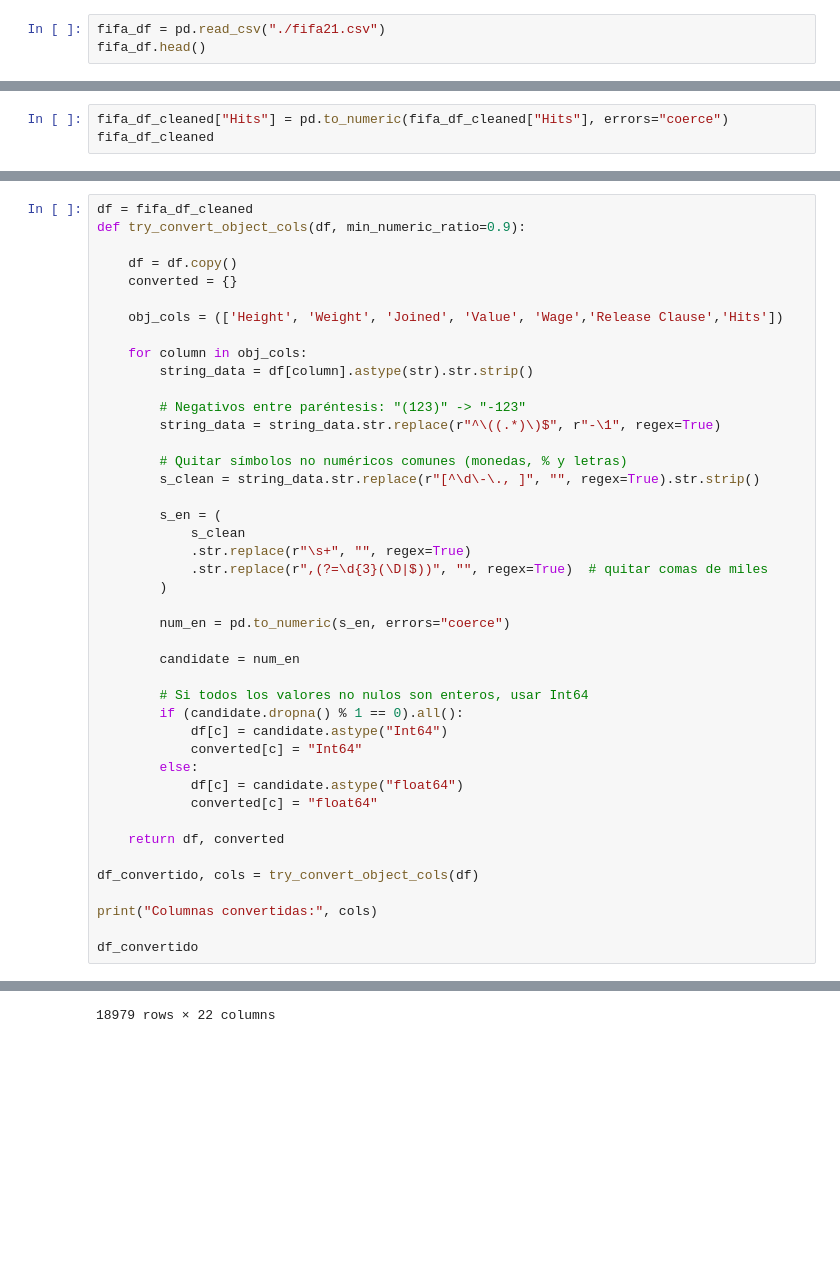
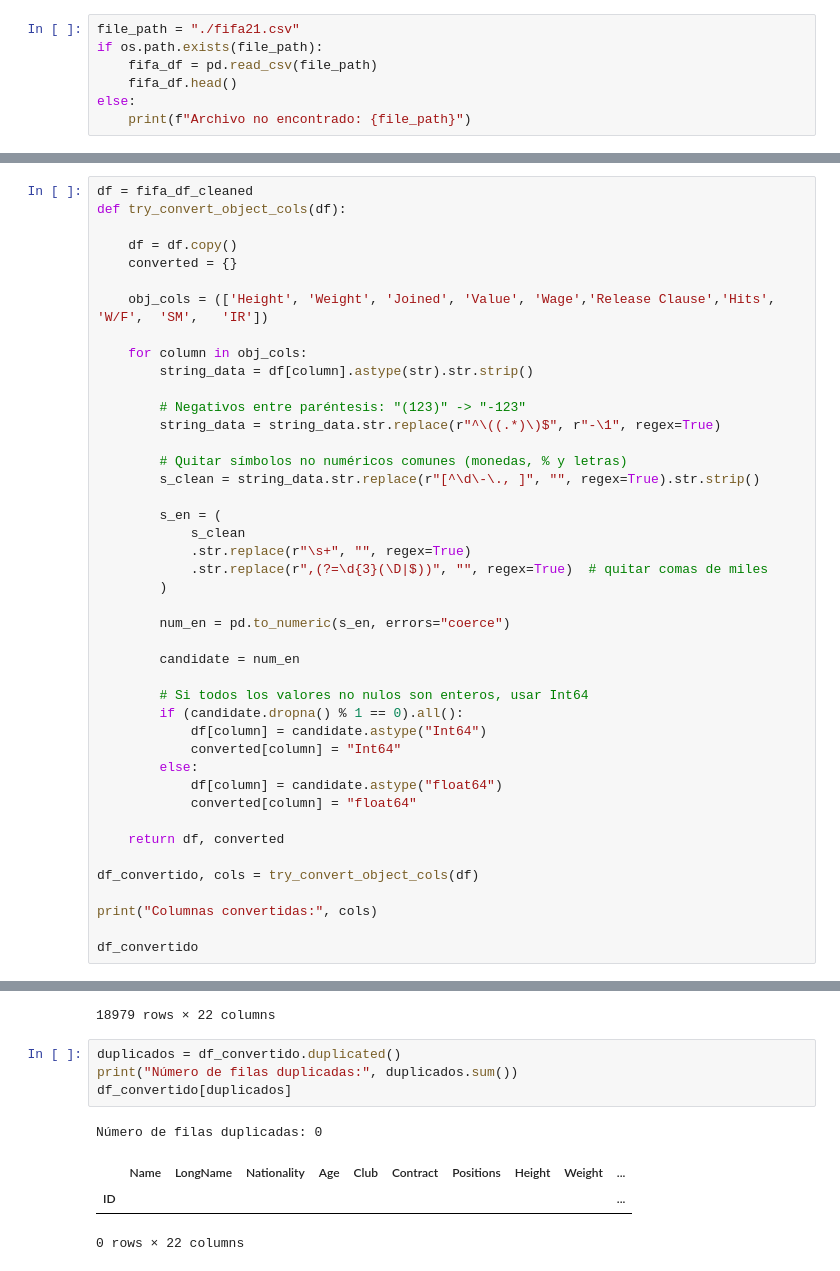
Before and after one commit to rhorbe/dss, a Jupyter notebook: tp4/TP4.ipynb, the cells around one changed output, grey strips where cells are left out. Saved outputs shown, nothing was run; the diff lists cells and outputs as text; blank space fills up the shorter version.

Commit message:
feat: Controlar filas duplicadas

```diff
--- a/tp4/TP4.ipynb
+++ b/tp4/TP4.ipynb
@@ -24,5 +25,9 @@ import numpy as np
 # %% [markdown]
 Lectura de datos
 # %%
-fifa_df = pd.read_csv("./fifa21.csv")
-fifa_df.head()
+file_path = "./fifa21.csv"
+if os.path.exists(file_path):
+	fifa_df = pd.read_csv(file_path)
+	fifa_df.head()
+else:
+	print(f"Archivo no encontrado: {file_path}")
@@ -107,6 +104,3 @@ ID
 192985        Manchester City
 190871    Paris Saint-Germain
 Name: Club, dtype: object
-# %%
-fifa_df_cleaned["Hits"] = pd.to_numeric(fifa_df_cleaned["Hits"], errors="coerce")
-fifa_df_cleaned
@@ -128,11 +107,11 @@ fifa_df_cleaned
 # %%
 df = fifa_df_cleaned
-def try_convert_object_cols(df, min_numeric_ratio=0.9):
+def try_convert_object_cols(df):
 
     df = df.copy()
     converted = {}
 
-    obj_cols = (['Height', 'Weight', 'Joined', 'Value', 'Wage','Release Clause','Hits'])
+    obj_cols = (['Height', 'Weight', 'Joined', 'Value', 'Wage','Release Clause','Hits', 'W/F',	'SM',	'IR'])
 
     for column in obj_cols:
         string_data = df[column].astype(str).str.strip()
@@ -155,11 +134,11 @@ def try_convert_object_cols(df, min_numeric_ratio=0.9):
 
         # Si todos los valores no nulos son enteros, usar Int64
         if (candidate.dropna() % 1 == 0).all():
-            df[c] = candidate.astype("Int64")
-            converted[c] = "Int64"
+            df[column] = candidate.astype("Int64")
+            converted[column] = "Int64"
         else:
-            df[c] = candidate.astype("float64")
-            converted[c] = "float64"
+            df[column] = candidate.astype("float64")
+            converted[column] = "float64"
 
     return df, converted
 
@@ -201,3 +180,12 @@ df_convertido
 | 243790 | Wang Zhen'ao | Zhen'ao Wang | China PR | 20 | Dalian YiFang FC | 2020 ~ 2022 | RW | 175 | 69 | ... |
 | 252520 | Zhou Xiao | Xiao Zhou | China PR | 21 | Dalian YiFang FC | 2019 ~ 2023 | CB, LB | 188 | 75 | ... |
 18979 rows × 22 columns
+# %%
+duplicados = df_convertido.duplicated()
+print("Número de filas duplicadas:", duplicados.sum())
+df_convertido[duplicados]
+# %% [output]
+Número de filas duplicadas: 0
+|  | Name | LongName | Nationality | Age | Club | Contract | Positions | Height | Weight | ... |
+| ID |  |  |  |  |  |  |  |  |  | ... |
+0 rows × 22 columns
```
Also changed, not shown: parts of 5 cells of this notebook.
